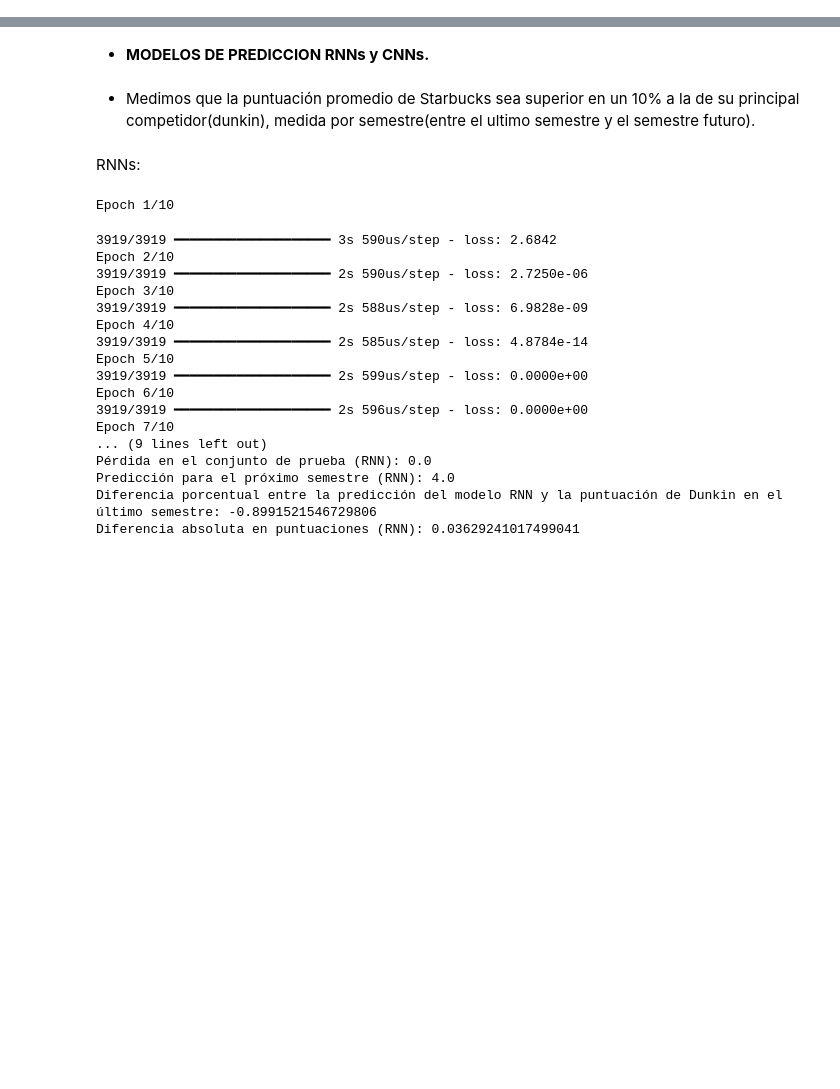
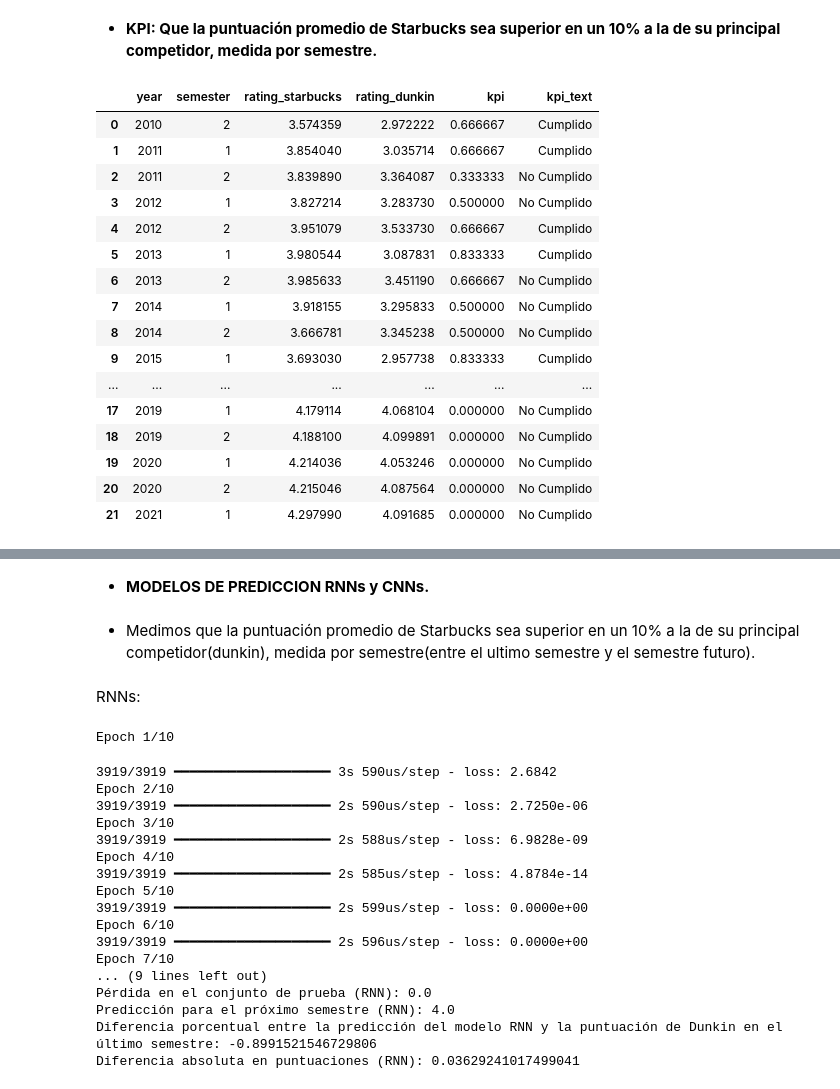
Before and after one commit to RadTorino/Starbucks_Analysis, a Jupyter notebook: google/notebooks/kpis.ipynb, the cells around one changed output, grey strips where cells are left out. Cells and saved outputs as stored; diff of their text form; code cells hidden in the pictures; blank space fills up the shorter version.

```diff
--- a/google/notebooks/kpis.ipynb
+++ b/google/notebooks/kpis.ipynb
@@ -45,0 +409,62 @@ La palabra "slow" se repite: 2283.0 veces en la columna "text".
+# %% [markdown]
+- **KPI: Que la puntuación promedio de Starbucks sea superior en un 10% a la de su principal competidor, medida por semestre.**
+# %%
+# Vamos a calcular un KPI que mida si la puntuación promedio de Starbucks es superior en un 10% a la de Dunkin, medido por semestre.
+# Primero, cargamos los datos y los preparamos.
+
+import pandas as pd
+
+# Cargar los datos
+starbucks_df = pd.read_parquet('../data/Starbucks_reviews_ETL_limpio.parquet')
+dunkin_df = pd.read_parquet('../data/Dunkin_reviews_ETL_limpio.parquet')
+
+# Convertir las fechas a datetime
+starbucks_df['date'] = pd.to_datetime(starbucks_df['date'])
+dunkin_df['date'] = pd.to_datetime(dunkin_df['date'])
+
+# Crear una columna de semestre
+starbucks_df['semester'] = starbucks_df['date'].dt.to_period('6M')
+dunkin_df['semester'] = dunkin_df['date'].dt.to_period('6M')
+
+# Calcular la puntuación promedio por semestre
+starbucks_avg = starbucks_df.groupby('semester')['rating'].mean().reset_index()
+dunkin_avg = dunkin_df.groupby('semester')['rating'].mean().reset_index()
+
+# Unir los dataframes por semestre
+merged_df = pd.merge(starbucks_avg, dunkin_avg, on='semester', suffixes=('_starbucks', '_dunkin'))
+
+# Calcular el KPI
+merged_df['kpi'] = merged_df['rating_starbucks'] > 1.1 * merged_df['rating_dunkin']
+
+# Crear una columna de texto para el KPI
+merged_df['kpi_text'] = merged_df['kpi'].apply(lambda x: 'Cumplido' if x else 'No Cumplido')
+
+# Filtrar para mostrar solo dos resultados por año
+merged_df['year'] = merged_df['semester'].dt.year
+merged_df['semester_half'] = merged_df['semester'].dt.quarter // 3 + 1
+
+# Agrupar por año y semestre
+final_df = merged_df.groupby(['year', 'semester_half']).agg({'rating_starbucks': 'mean', 'rating_dunkin': 'mean', 'kpi': 'mean', 'kpi_text': 'first'}).reset_index()
+
+# Renombrar la columna 'semester_half' a 'semester'
+final_df = final_df.rename(columns={'semester_half': 'semester'})
+
+final_df.head(22)
+# %% [output]
+|  | year | semester | rating_starbucks | rating_dunkin | kpi | kpi_text |
+| 0 | 2010 | 2 | 3.574359 | 2.972222 | 0.666667 | Cumplido |
+| 1 | 2011 | 1 | 3.854040 | 3.035714 | 0.666667 | Cumplido |
+| 2 | 2011 | 2 | 3.839890 | 3.364087 | 0.333333 | No Cumplido |
+| 3 | 2012 | 1 | 3.827214 | 3.283730 | 0.500000 | No Cumplido |
+| 4 | 2012 | 2 | 3.951079 | 3.533730 | 0.666667 | Cumplido |
+| 5 | 2013 | 1 | 3.980544 | 3.087831 | 0.833333 | Cumplido |
+| 6 | 2013 | 2 | 3.985633 | 3.451190 | 0.666667 | No Cumplido |
+| 7 | 2014 | 1 | 3.918155 | 3.295833 | 0.500000 | No Cumplido |
+| 8 | 2014 | 2 | 3.666781 | 3.345238 | 0.500000 | No Cumplido |
+| 9 | 2015 | 1 | 3.693030 | 2.957738 | 0.833333 | Cumplido |
+| ... | ... | ... | ... | ... | ... | ... |
+| 17 | 2019 | 1 | 4.179114 | 4.068104 | 0.000000 | No Cumplido |
+| 18 | 2019 | 2 | 4.188100 | 4.099891 | 0.000000 | No Cumplido |
+| 19 | 2020 | 1 | 4.214036 | 4.053246 | 0.000000 | No Cumplido |
+| 20 | 2020 | 2 | 4.215046 | 4.087564 | 0.000000 | No Cumplido |
+| 21 | 2021 | 1 | 4.297990 | 4.091685 | 0.000000 | No Cumplido |
```
Also changed, not shown: parts of 22 cells of this notebook, 2 other files.
